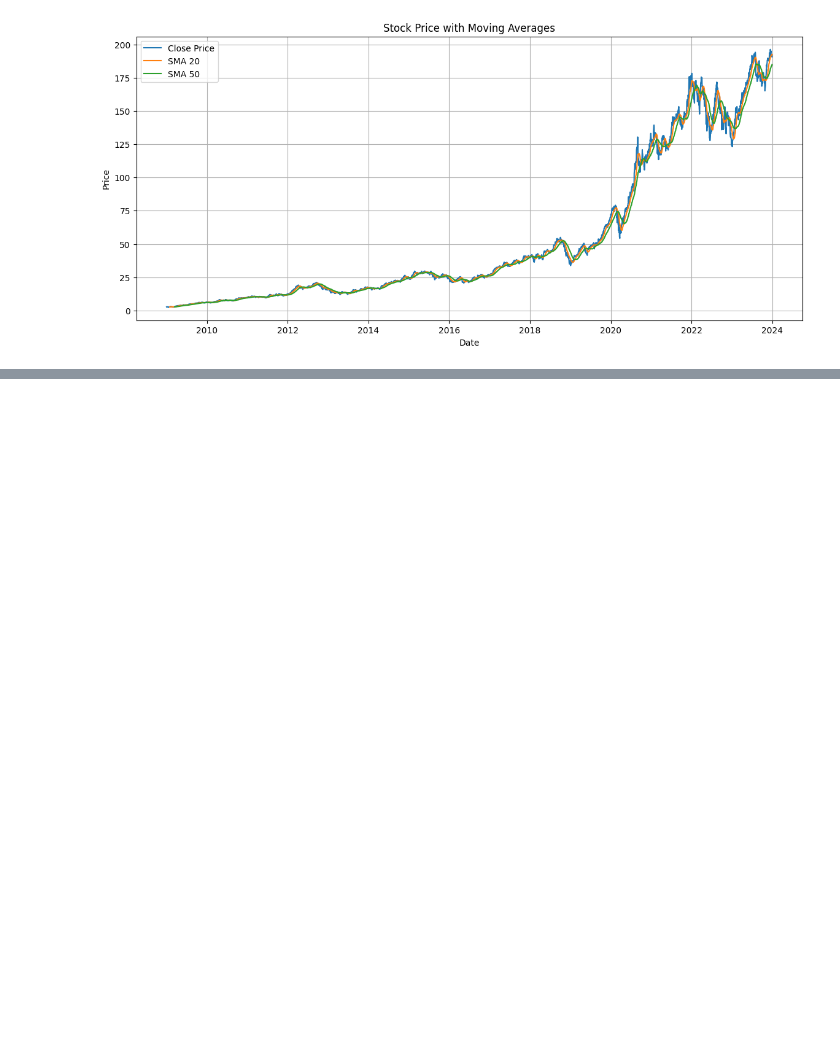
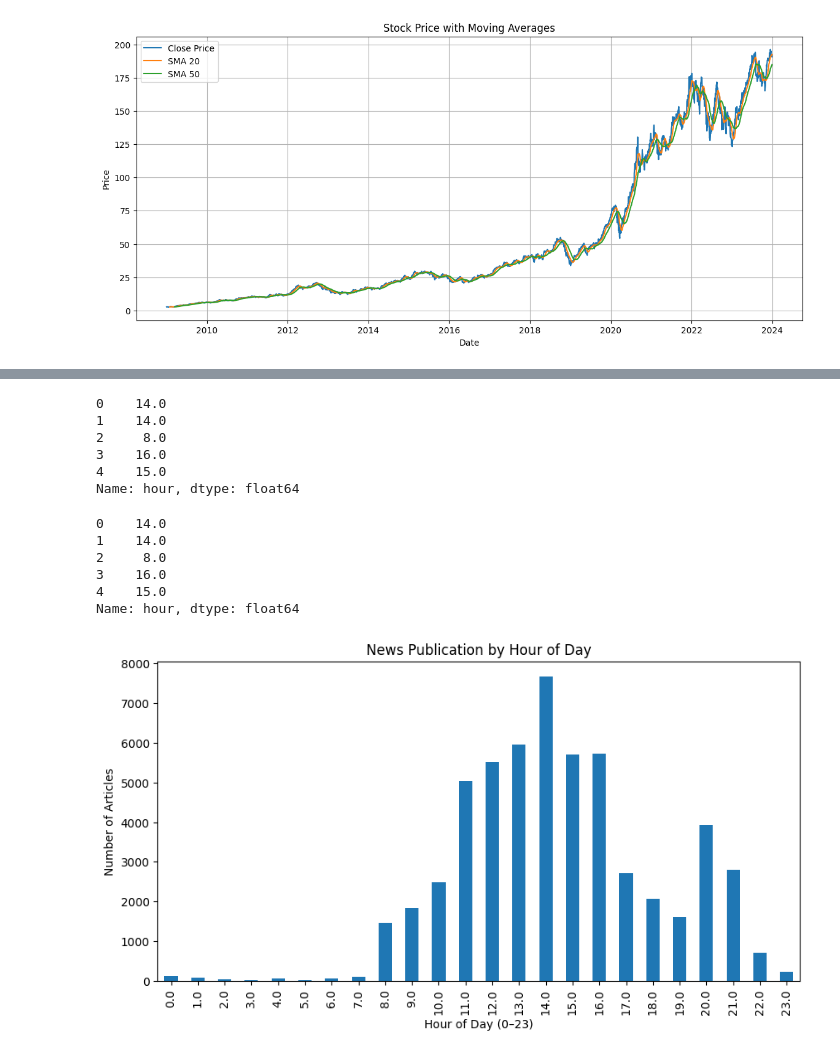
Before and after one commit to Bethabrh/10academy-news-sentiment-analysis, a Jupyter notebook: notebooks/task1_eda.ipynb, the cells around one changed output, grey strips where cells are left out. Drawn from its saved outputs; the diff is of its cells as text; code cells hidden in the pictures; blank space fills up the shorter version.

```diff
--- a/notebooks/task1_eda.ipynb
+++ b/notebooks/task1_eda.ipynb
@@ -503,0 +566,37 @@ plt.show()
+# %%
+df['date'] = pd.to_datetime(df['date'], utc=True, errors='coerce')
+# %%
+df['hour'] = df['date'].dt.hour
+df['hour'].head()
+# %% [output]
+0    14.0
+1    14.0
+2     8.0
+3    16.0
+4    15.0
+Name: hour, dtype: float64
+# %%
+df['hour'] = df['date'].dt.hour
+df['hour'].head()
+# %% [output]
+0    14.0
+1    14.0
+2     8.0
+3    16.0
+4    15.0
+Name: hour, dtype: float64
+# %%
+import matplotlib.pyplot as plt
+
+hour_counts = df['hour'].value_counts().sort_index()
+
+plt.figure(figsize=(10,5))
+hour_counts.plot(kind='bar')
+
+plt.title("News Publication by Hour of Day")
+plt.xlabel("Hour of Day (0–23)")
+plt.ylabel("Number of Articles")
+
+plt.show()
+# %% [output]
+[figure, added]
```
Also changed, not shown: parts of 19 cells of this notebook.
